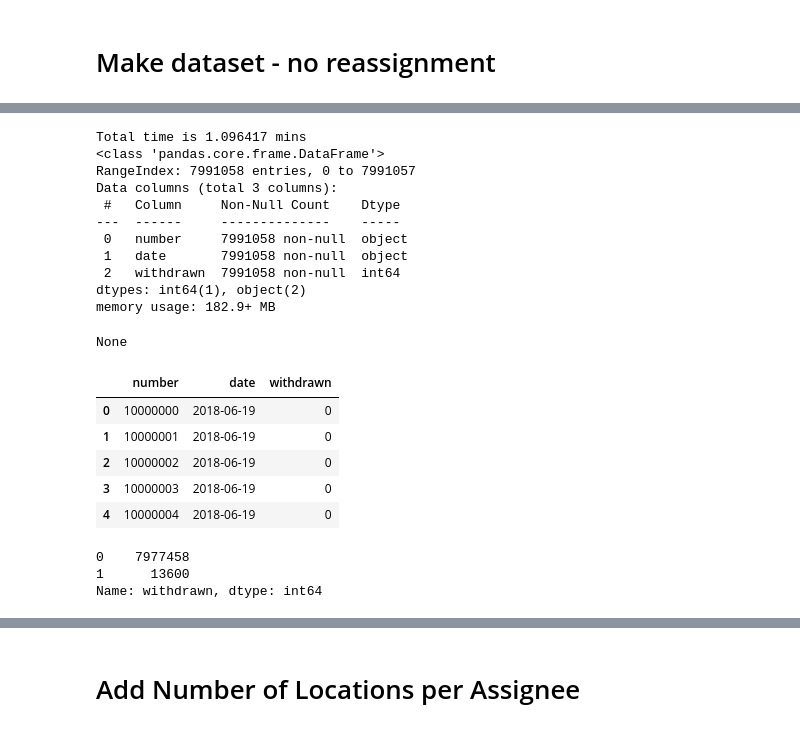
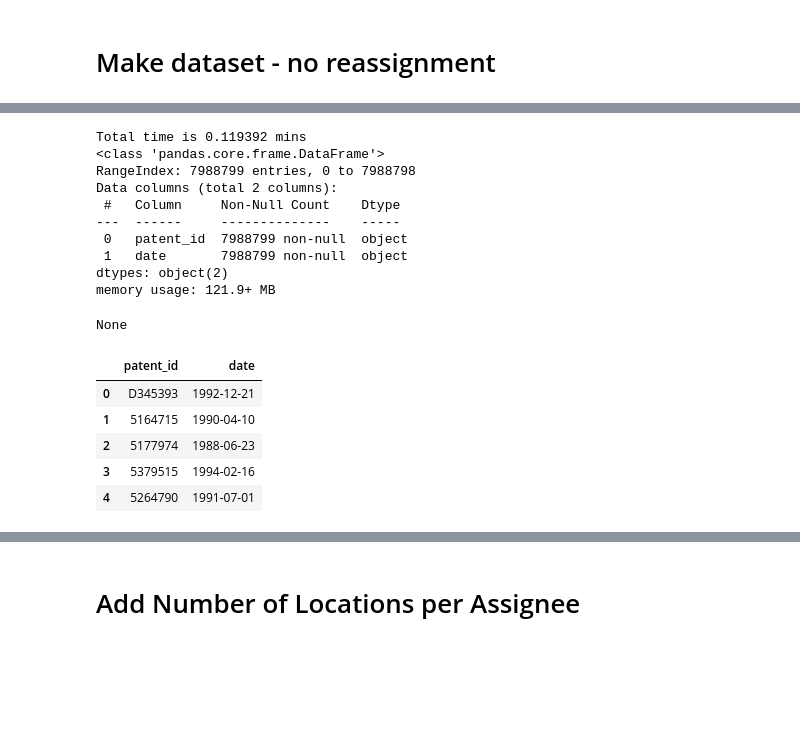
Before and after one commit to jc2568/PatentsView_OC, a Jupyter notebook: Collect Patentview Data and Merge.ipynb, the cells around one changed output, grey strips where cells are left out. Saved outputs shown, nothing was run; the diff lists cells and outputs as text; code cells hidden in the pictures; blank space fills up the shorter version.

```diff
--- a/Collect Patentview Data and Merge.ipynb
+++ b/Collect Patentview Data and Merge.ipynb
@@ -129,37 +110,29 @@ patAssignee.loc[patAssignee['assignee_id']=='895dcbfe-5e5f-4229-97ca-5d4f10cf2a9
 # %%
 t0=time.time()
 
 # loads patent dataset to include the date the patent was granted
-patDate=pd.read_csv("../sourceFiles/patent.tsv",sep='\t').iloc[:,[2,4,10]]
+patDate=pd.read_csv("../sourceFiles/application.tsv",sep='\t').iloc[:,[1,5]]
 
 t1=time.time()
 total=t1-t0
 print("Total time is %4f" % (total/60), "mins")
 
 display(patDate.info(null_counts=True),patDate.head())
 # %% [output]
-Total time is 1.096417 mins
+Total time is 0.119392 mins
 <class 'pandas.core.frame.DataFrame'>
-RangeIndex: 7991058 entries, 0 to 7991057
-Data columns (total 3 columns):
+RangeIndex: 7988799 entries, 0 to 7988798
+Data columns (total 2 columns):
  #   Column     Non-Null Count    Dtype
 ---  ------     --------------    -----
- 0   number     7991058 non-null  object
- 1   date       7991058 non-null  object
- 2   withdrawn  7991058 non-null  int64
-dtypes: int64(1), object(2)
-memory usage: 182.9+ MB
+ 0   patent_id  7988799 non-null  object
+ 1   date       7988799 non-null  object
+dtypes: object(2)
+memory usage: 121.9+ MB
 None
-|  | number | date | withdrawn |
-| 0 | 10000000 | 2018-06-19 | 0 |
-| 1 | 10000001 | 2018-06-19 | 0 |
-| 2 | 10000002 | 2018-06-19 | 0 |
-| 3 | 10000003 | 2018-06-19 | 0 |
-| 4 | 10000004 | 2018-06-19 | 0 |
+|  | patent_id | date |
+| 0 | D345393 | 1992-12-21 |
+| 1 | 5164715 | 1990-04-10 |
+| 2 | 5177974 | 1988-06-23 |
+| 3 | 5379515 | 1994-02-16 |
+| 4 | 5264790 | 1991-07-01 |
-# %%
-# 0 = not withdrawn and 1 = withdrawn
-patDate['withdrawn'].value_counts()
-# %% [output]
-0    7977458
-1      13600
-Name: withdrawn, dtype: int64
```
Also changed, not shown: parts of 25 cells of this notebook.
